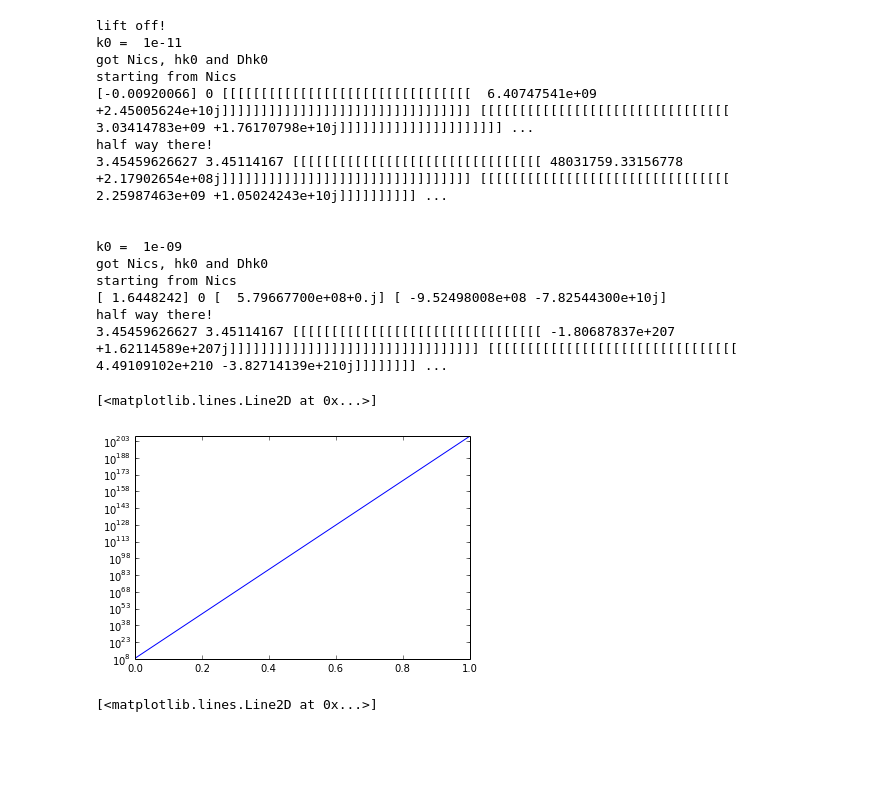
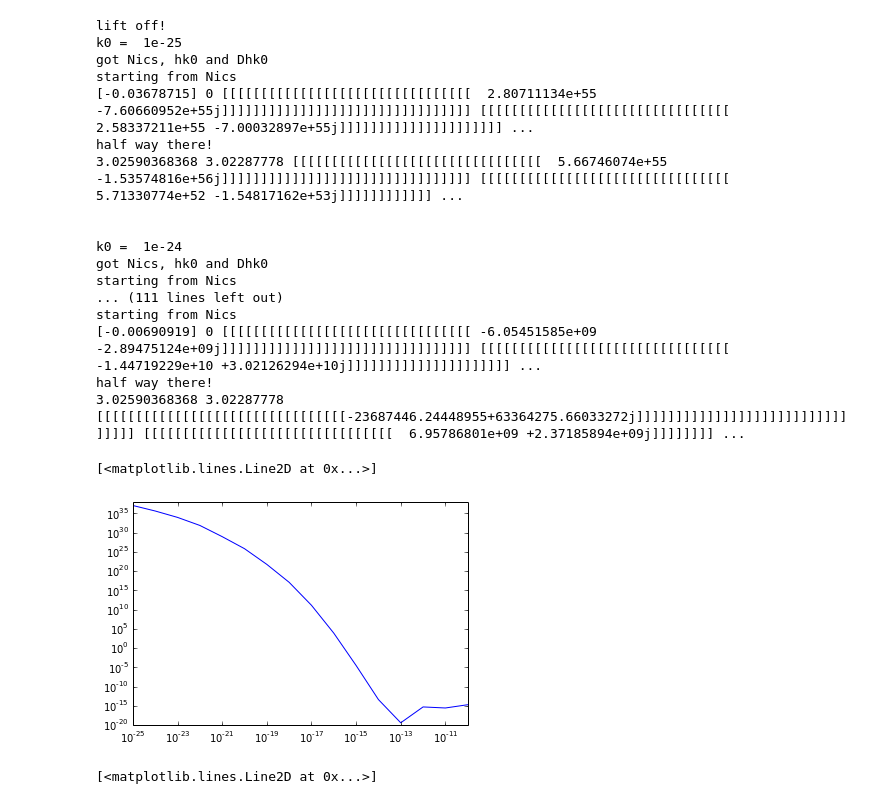
Before and after one commit to rahulporuri/project_work, a Jupyter notebook: Untitled0.ipynb, the cells around one changed output. Cells and saved outputs as stored; diff of their text form; code cells hidden in the pictures; blank space fills up the shorter version.

```diff
--- a/Untitled0.ipynb
+++ b/Untitled0.ipynb
@@ -51,8 +51,12 @@ k_vs_hk = numpy.zeros(1,dtype=complex)
 k0 = k_min
 while k0 < k_max:
     print 'k0 = ', k0
+
+    nm = lambda N : -n0*((A(N)/a0)**(1./p)-1)**(1./2)
+    n = lambda N : nm(N)
+
     Nics = numpy.array([-4])
-    for i in range(100):
+    for i in range(200):
         Nics = opt.newton_krylov(lambda N : (k0)**2 - 1e+04*fN(N),Nics)
 
     hk0 = numpy.zeros(1,dtype=complex)
@@ -64,11 +68,7 @@ while k0 < k_max:
 
     print 'got Nics, hk0 and Dhk0'
 
-    nm = lambda N : -n0*((A(N)/a0)**(1./p)-1)**(1./2)
-    n = lambda N : nm(N)
-
     npts = 1000
-
     step = (0-Nics)/(npts-1)
 
     print 'starting from Nics'
@@ -103,25 +103,32 @@ while k0 < k_max:
     k0 = 10*k0
 # %% [output]
 lift off!
-k0 =  1e-11
+k0 =  1e-25
 got Nics, hk0 and Dhk0
 starting from Nics
-[-0.00920066] 0 [[[[[[[[[[[[[[[[[[[[[[[[[[[[[[[[  6.40747541e+09 +2.45005624e+10j]]]]]]]]]]]]]]]]]]]]]]]]]]]]]]]] [[[[[[[[[[[[[[[[[[[[[[[[[[[[[[[[  3.03414783e+09 +1.76170798e+10j]]]]]]]]]]]]]]]]]]]]] ...
+[-0.03678715] 0 [[[[[[[[[[[[[[[[[[[[[[[[[[[[[[[[  2.80711134e+55 -7.60660952e+55j]]]]]]]]]]]]]]]]]]]]]]]]]]]]]]]] [[[[[[[[[[[[[[[[[[[[[[[[[[[[[[[[  2.58337211e+55 -7.00032897e+55j]]]]]]]]]]]]]]]]]]]]] ...
 half way there!
-3.45459626627 3.45114167 [[[[[[[[[[[[[[[[[[[[[[[[[[[[[[[[ 48031759.33156778 +2.17902654e+08j]]]]]]]]]]]]]]]]]]]]]]]]]]]]]]]] [[[[[[[[[[[[[[[[[[[[[[[[[[[[[[[[  2.25987463e+09 +1.05024243e+10j]]]]]]]]]] ...
+3.02590368368 3.02287778 [[[[[[[[[[[[[[[[[[[[[[[[[[[[[[[[  5.66746074e+55 -1.53574816e+56j]]]]]]]]]]]]]]]]]]]]]]]]]]]]]]]] [[[[[[[[[[[[[[[[[[[[[[[[[[[[[[[[  5.71330774e+52 -1.54817162e+53j]]]]]]]]]]]] ...
 
 
-k0 =  1e-09
+k0 =  1e-24
 got Nics, hk0 and Dhk0
 starting from Nics
-[ 1.6448242] 0 [  5.79667700e+08+0.j] [ -9.52498008e+08 -7.82544300e+10j]
+... (111 lines left out)
+starting from Nics
+[-0.00690919] 0 [[[[[[[[[[[[[[[[[[[[[[[[[[[[[[[[ -6.05451585e+09 -2.89475124e+09j]]]]]]]]]]]]]]]]]]]]]]]]]]]]]]]] [[[[[[[[[[[[[[[[[[[[[[[[[[[[[[[[ -1.44719229e+10 +3.02126294e+10j]]]]]]]]]]]]]]]]]]]]] ...
 half way there!
-3.45459626627 3.45114167 [[[[[[[[[[[[[[[[[[[[[[[[[[[[[[[[ -1.80687837e+207 +1.62114589e+207j]]]]]]]]]]]]]]]]]]]]]]]]]]]]]]]] [[[[[[[[[[[[[[[[[[[[[[[[[[[[[[[[  4.49109102e+210 -3.82714139e+210j]]]]]]]] ...
+3.02590368368 3.02287778 [[[[[[[[[[[[[[[[[[[[[[[[[[[[[[[[-23687446.24448955+63364275.66033272j]]]]]]]]]]]]]]]]]]]]]]]]]]]]]]]] [[[[[[[[[[[[[[[[[[[[[[[[[[[[[[[[  6.95786801e+09 +2.37185894e+09j]]]]]]]] ...
-# %%
-plt.semilogy(numpy.absolute(k_vs_hk[1:]))
-# %% [output]
-[<matplotlib.lines.Line2D at 0x...>]
-[figure, removed]
+# %%
+#plt.semilogy(numpy.absolute(k_vs_hk[1:]))
+##numpy.absolute(k_vs_hk)
+k_list = numpy.array([10**(-25 + i) for i in range(16)])
+#print len(k_list), len(k_vs_hk)
+TPS = [8*(k_list[i])**3/(2*numpy.pi**2)*(numpy.absolute(k_vs_hk[i+1]))**2 for i in range(len(N_over))]
+plt.loglog(k_list,TPS)
+# %% [output]
+[<matplotlib.lines.Line2D at 0x...>]
+[figure, added]
 # %%
 plt.semilogy(numpy.absolute(numpy.array([5.66745795e+55 +1.53574740e+56j, -3.66637056e+51 +2.89422112e+51j, -1.20761313e+46 -8.50306399e+45j, 2.58245042e+39 -2.59858971e+39j, 1.78588061e+31 -8.78613502e+29j, 4.89620158e+19 +2.64193910e+20j, 2.55526188e+09 -9.27435959e+09j, 48031759.33156778 +2.17902654e+08j])))
 # %% [output]
```
Also changed, not shown: parts of 5 cells of this notebook.
